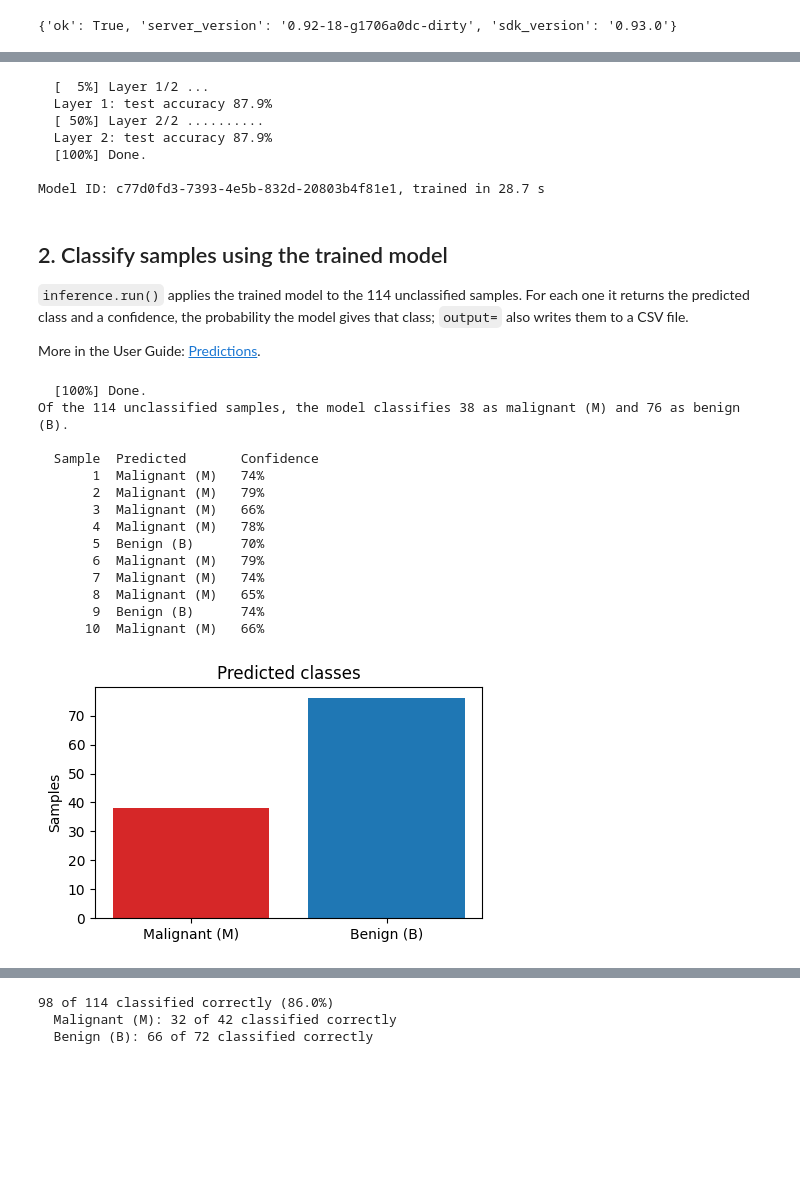
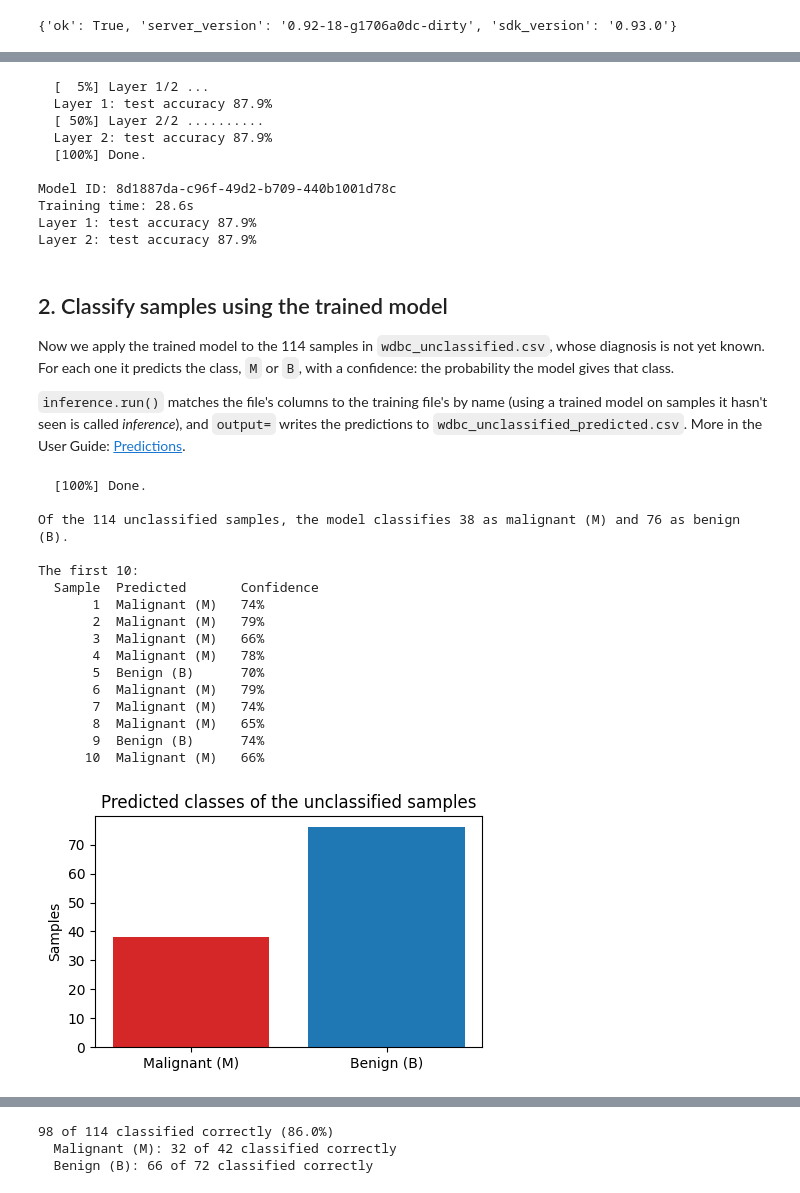
Before and after one commit to coherent-computing/redcedar-examples, a Jupyter notebook: 01_quick_start.ipynb, the cells around one changed output, grey strips where cells are left out. Cells and saved outputs as stored; diff of their text form; code cells hidden in the pictures; blank space fills up the shorter version.

```diff
--- a/01_quick_start.ipynb
+++ b/01_quick_start.ipynb
@@ -79,8 +57,12 @@ result = client.training.run(train_file, verbose=True, settings={
     "max_layers": 2,
     "seed": 123,
 })
+
 train_id = result["train_id"]
-print(f"\nModel ID: {train_id}, trained in {result['elapsed_seconds']} s")
+print(f"\nModel ID: {train_id}")
+print(f"Training time: {result['elapsed_seconds']}s")
+for layer, v in result["validation"].items():
+    print(f"Layer {layer}: test accuracy {v['test_accuracy']:.1%}")
 # %% [output]
   [  5%] Layer 1/2 ...
   Layer 1: test accuracy 87.9%
@@ -88,32 +70,59 @@ print(f"\nModel ID: {train_id}, trained in {result['elapsed_seconds']} s")
   Layer 2: test accuracy 87.9%
   [100%] Done.
 
-Model ID: c77d0fd3-7393-4e5b-832d-20803b4f81e1, trained in 28.7 s
+Model ID: 8d1887da-c96f-49d2-b709-440b1001d78c
+Training time: 28.6s
+Layer 1: test accuracy 87.9%
+Layer 2: test accuracy 87.9%
 # %% [markdown]
 ## 2. Classify samples using the trained model
 
-`inference.run()` applies the trained model to the 114 unclassified samples. For each one it returns the predicted class and a confidence, the probability the model gives that class; `output=` also writes them to a CSV file.
+Now we apply the trained model to the 114 samples in `wdbc_unclassified.csv`, whose diagnosis is not yet known. For each one it predicts the class, `M` or `B`, with a confidence: the probability the model gives that class.
 
-More in the User Guide: [Predictions](https://coherent-computing.github.io/redcedar/user_guide/#predictions).
+`inference.run()` matches the file's columns to the training file's by name (using a trained model on samples it hasn't seen is called *inference*), and `output=` writes the predictions to `wdbc_unclassified_predicted.csv`. More in the User Guide: [Predictions](https://coherent-computing.github.io/redcedar/user_guide/#predictions).
 # %%
+import matplotlib.pyplot as plt
+
+CLASS_NAMES = {"M": "Malignant (M)", "B": "Benign (B)"}
+
+def show_predicted_classes(predicted):
+    """Print how many samples got each class and the first 10 with their confidence; plot the counts."""
+    counts = {c: sum(str(r["prediction"]) == c for r in predicted) for c in CLASS_NAMES}
+    print(f"\nOf the {len(predicted)} unclassified samples, the model classifies "
+          f"{counts['M']} as malignant (M) and {counts['B']} as benign (B).")
+    print("\nThe first 10:")
+    print(f"  {'Sample':>6}  {'Predicted':<14}  Confidence")
+    for i, r in enumerate(predicted[:10], start=1):
+        c = str(r["prediction"])
+        print(f"  {i:>6}  {CLASS_NAMES[c]:<14}  {r['probabilities'][c]:.0%}")
+    plt.figure(figsize=(5, 3))
+    plt.bar([CLASS_NAMES[c] for c in counts], list(counts.values()), color=["tab:red", "tab:blue"])
+    plt.ylabel("Samples")
+    plt.title("Predicted classes of the unclassified samples")
+    plt.show()
+
+# Classify the samples and show the results
 results = client.inference.run(train_id, unclassified_file, output="wdbc_unclassified_predicted.csv", verbose=True)
-show_predicted_classes(results["predictions"])
+predicted = results["predictions"]
+show_predicted_classes(predicted)
 # %% [output]
   [100%] Done.
+
 Of the 114 unclassified samples, the model classifies 38 as malignant (M) and 76 as benign (B).
 
+The first 10:
   Sample  Predicted       Confidence
        1  Malignant (M)   74%
        2  Malignant (M)   79%
        3  Malignant (M)   66%
        4  Malignant (M)   78%
        5  Benign (B)      70%
        6  Malignant (M)   79%
        7  Malignant (M)   74%
        8  Malignant (M)   65%
        9  Benign (B)      74%
       10  Malignant (M)   66%
-[figure, old version]
+[figure, new version]
 # %% [markdown]
 ## 3. Check the predicted classes
 
```
Also changed, not shown: parts of 9 cells of this notebook, 1 other file.
